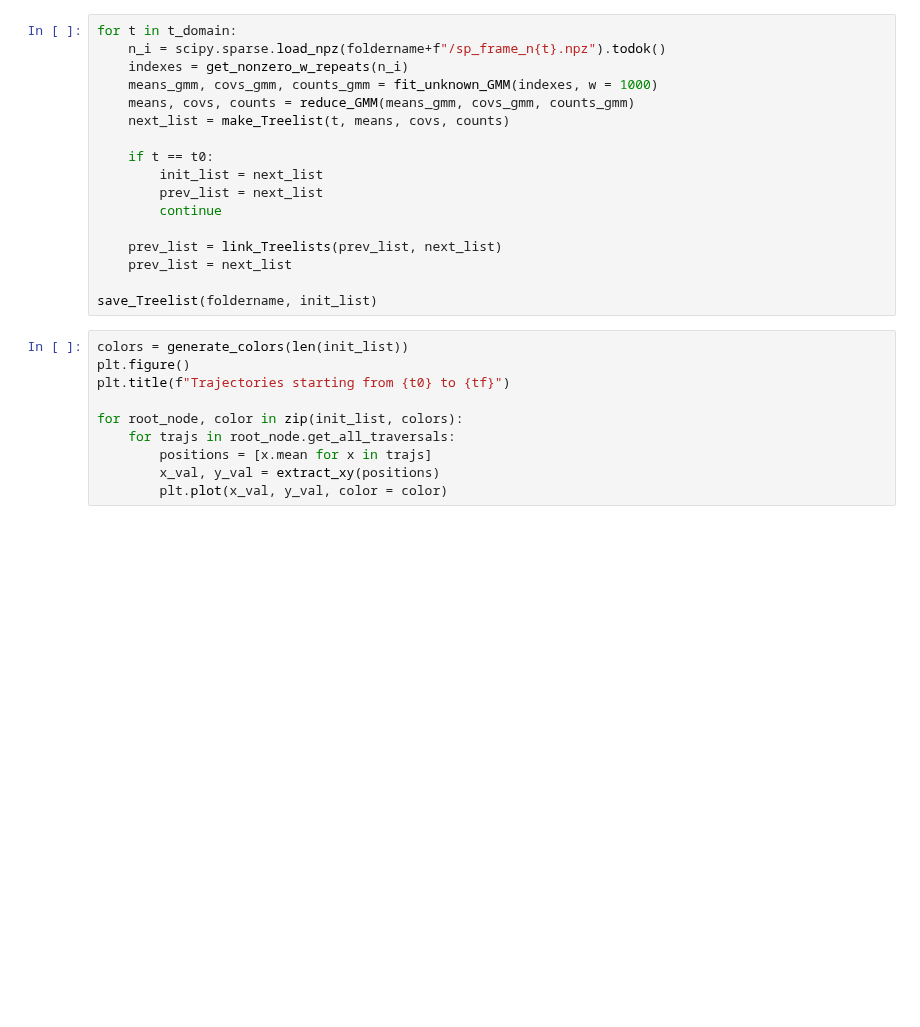
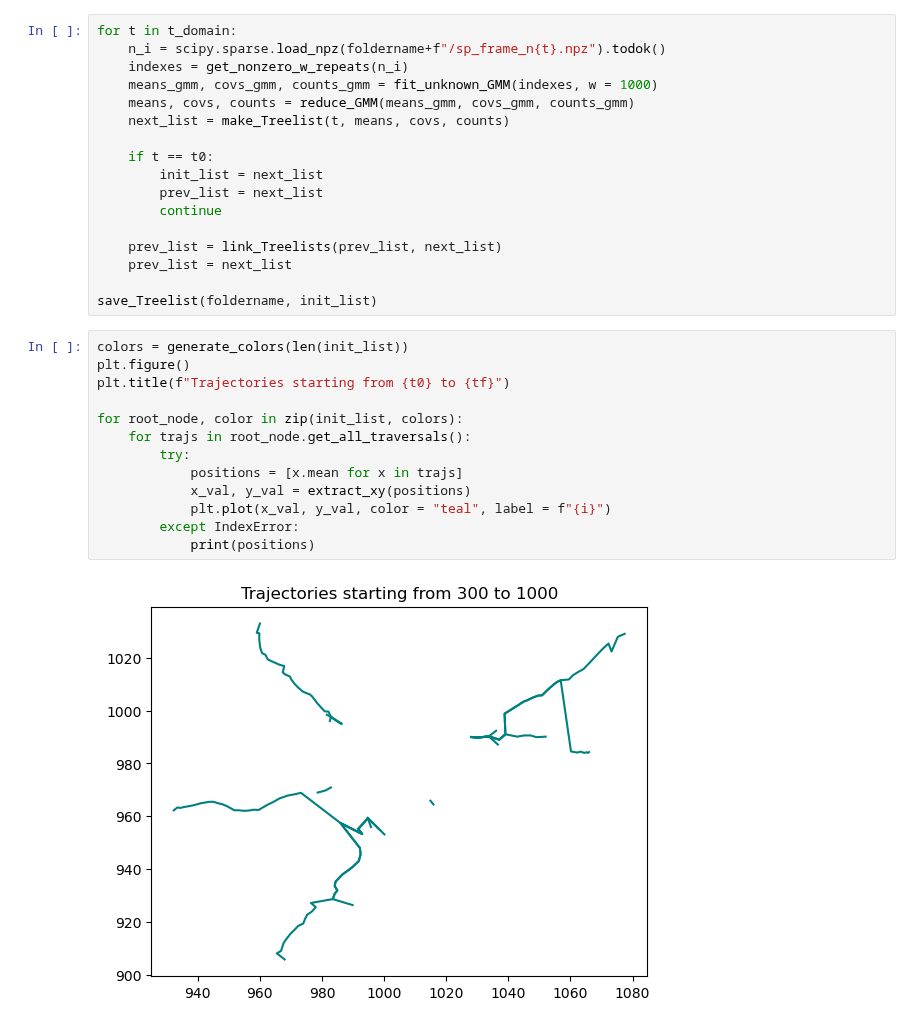
Before and after one commit to zhizhang1445/CRISPR_Sim, a Jupyter notebook: Unittest/tracking.ipynb, the cells around one changed output. Drawn from its saved outputs; the diff is of its cells as text; blank space fills up the shorter version.

```diff
--- a/Unittest/tracking.ipynb
+++ b/Unittest/tracking.ipynb
@@ -59,10 +60,15 @@ save_Treelist(foldername, init_list)
 # %%
 colors = generate_colors(len(init_list))
 plt.figure()
 plt.title(f"Trajectories starting from {t0} to {tf}")
 
 for root_node, color in zip(init_list, colors):
-    for trajs in root_node.get_all_traversals:
-        positions = [x.mean for x in trajs]
-        x_val, y_val = extract_xy(positions)
-        plt.plot(x_val, y_val, color = color)
+    for trajs in root_node.get_all_traversals():
+        try:
+            positions = [x.mean for x in trajs]
+            x_val, y_val = extract_xy(positions)
+            plt.plot(x_val, y_val, color = "teal", label = f"{i}")
+        except IndexError:
+            print(positions)
+# %% [output]
+[figure, added]
```
Also changed, not shown: parts of 3 cells of this notebook, 1 other file.
